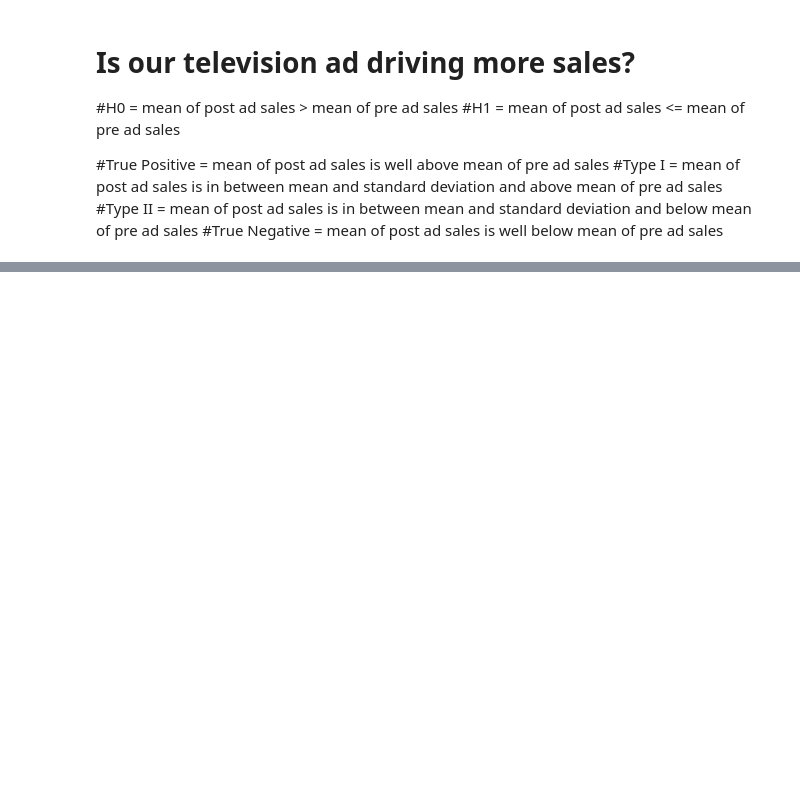
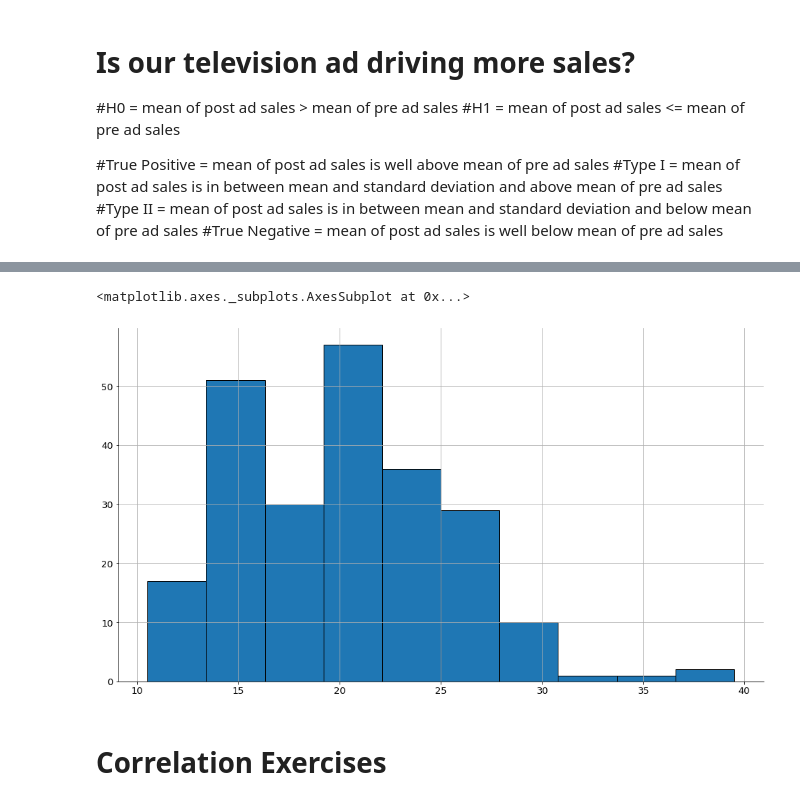
Before and after one commit to AAranda10/statistics-exercises, a Jupyter notebook: hypothesis_testing.ipynb, the cells around one changed output, grey strips where cells are left out. Cells and saved outputs as stored; diff of their text form; code cells hidden in the pictures; blank space fills up the shorter version.

```diff
--- a/hypothesis_testing.ipynb
+++ b/hypothesis_testing.ipynb
@@ -84,0 +170,7 @@ stats.norm(mean, sd).cdf(.2)
+# %%
+all_cars.hist()
+# %% [output]
+<matplotlib.axes._subplots.AxesSubplot at 0x...>
+[figure, added]
+# %% [markdown]
+# Correlation Exercises
```
Also changed, not shown: parts of 25 cells of this notebook.
